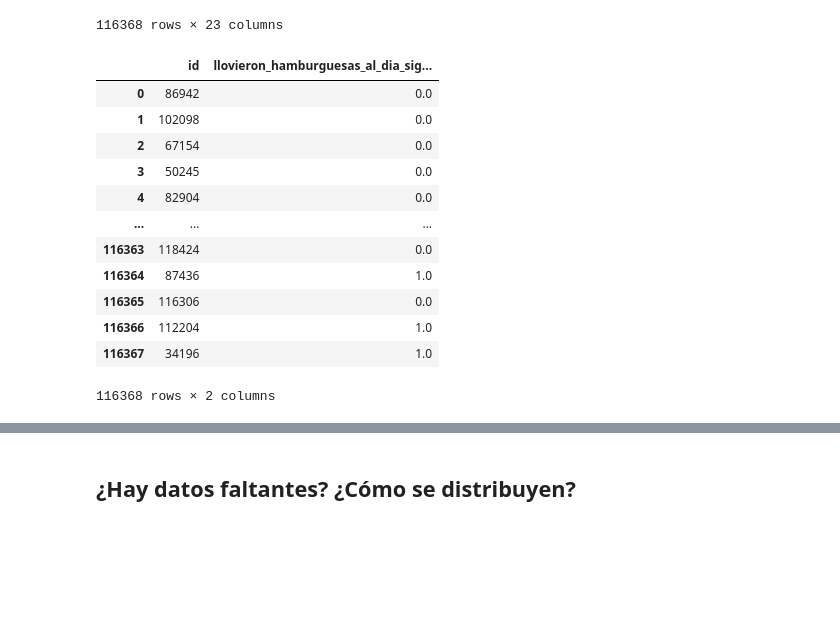
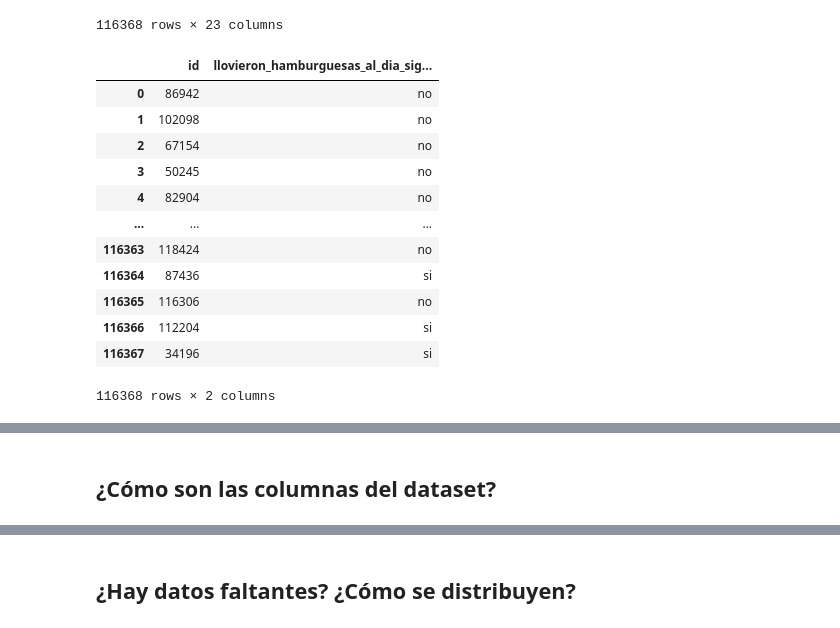
Before and after one commit to fdelu/orga-de-datos, a Jupyter notebook: TP1.ipynb, the cells around one changed output, grey strips where cells are left out. Drawn from its saved outputs; the diff is of its cells as text; code cells hidden in the pictures; blank space fills up the shorter version.

```diff
--- a/TP1.ipynb
+++ b/TP1.ipynb
@@ -1,4 +1,5 @@
 # %%
+%matplotlib inline
 import numpy as np
 import pandas as pd
 import requests
@@ -8,6 +9,7 @@ import seaborn as sns
 import math
 from os.path import exists
 sns.set()
+pd.set_option('display.max_columns', None)
 # %%
 if not exists("df.csv"):
     with requests.get(
@@ -36,27 +37,26 @@ df_features
 # %%
 if not exists("df_resultados.csv"):
     with requests.get(
         "https://docs.google.com/spreadsheets/d/1gvZ03uAL6THwd04Y98GtIj6SeAHiKyQY5UisuuyFSUs/export?format=csv"
     ) as r, open("df_resultados.csv", "wb") as f:
         for chunk in r.iter_content():
             f.write(chunk)
 
 df_target = pd.read_csv("df_resultados.csv", low_memory=False)
-df_target.replace({'llovieron_hamburguesas_al_dia_siguiente' : {'si' : 1, 'no' : 0}}, inplace = True)
 df_target
 # %% [output]
 |  | id | llovieron_hamburguesas_al_dia_sig... |
-| 0 | 86942 | 0.0 |
-| 1 | 102098 | 0.0 |
-| 2 | 67154 | 0.0 |
-| 3 | 50245 | 0.0 |
-| 4 | 82904 | 0.0 |
+| 0 | 86942 | no |
+| 1 | 102098 | no |
+| 2 | 67154 | no |
+| 3 | 50245 | no |
+| 4 | 82904 | no |
 | ... | ... | ... |
-| 116363 | 118424 | 0.0 |
-| 116364 | 87436 | 1.0 |
-| 116365 | 116306 | 0.0 |
-| 116366 | 112204 | 1.0 |
-| 116367 | 34196 | 1.0 |
+| 116363 | 118424 | no |
+| 116364 | 87436 | si |
+| 116365 | 116306 | no |
+| 116366 | 112204 | si |
+| 116367 | 34196 | si |
 116368 rows × 2 columns
 # %%
 df = df_features.merge(df_target, on = 'id')
@@ -78,3 +78,5 @@ df
 | 112204 | Villa Devoto | 2010-08-17 | Sursuroeste | NaN | NaN | 71.0 | ... |
 | 34196 | Flores | 2010-11-08 | Noreste | Nornoreste | 7.9 | 44.0 | ... |
 116368 rows × 23 columns
+# %% [markdown]
+## ¿Cómo son las columnas del dataset?
```
Also changed, not shown: parts of 60 cells of this notebook.
